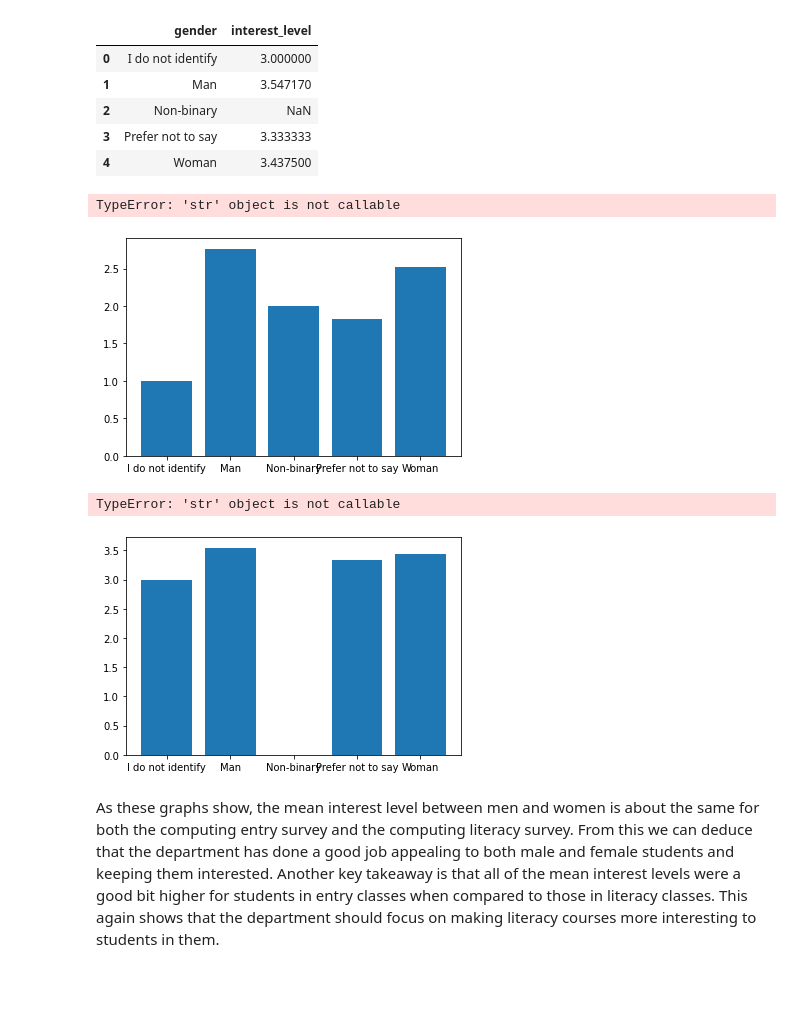
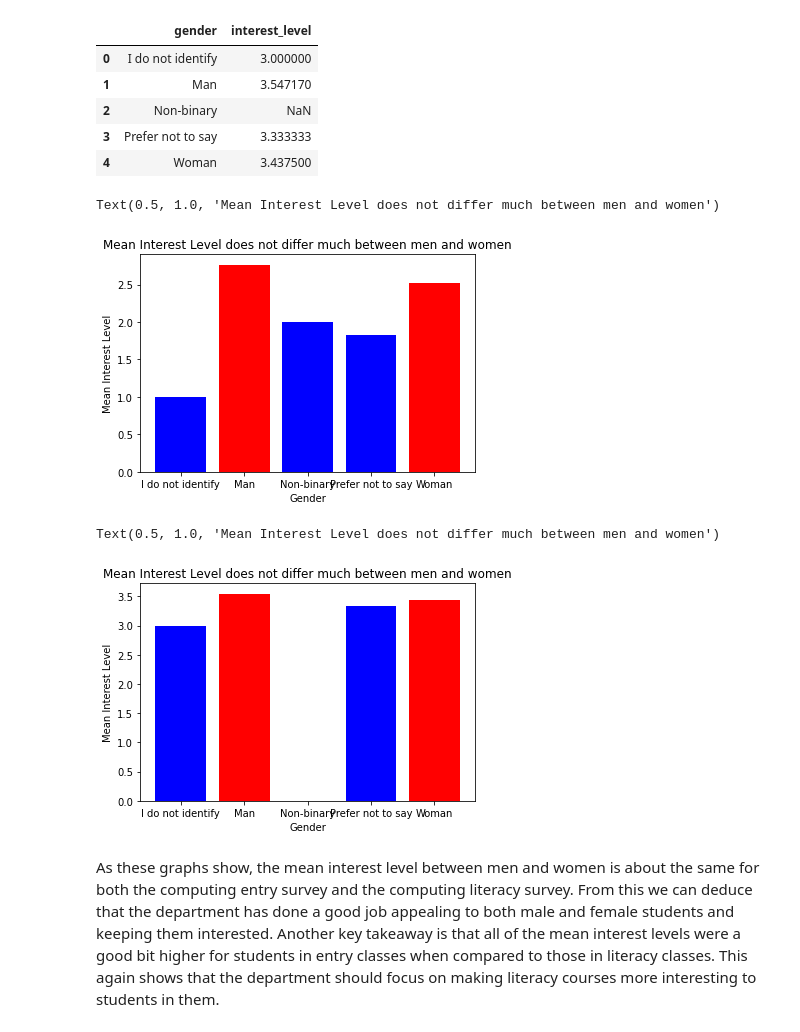
Before and after one commit to jackr276/Project-2---Data-Anaylsis-with-Python, a Jupyter notebook: Project 2 Data Analysis.ipynb, the cells around one changed output. Cells and saved outputs as stored; diff of their text form; code cells hidden in the pictures; blank space fills up the shorter version.

Commit message:
Made changes to graphs

```diff
--- a/Project 2 Data Analysis.ipynb
+++ b/Project 2 Data Analysis.ipynb
@@ -138,19 +138,21 @@ grouped_gender_entry
 | 4 | Woman | 3.437500 |
 # %%
 # Graph interest level against gender
-plt.bar(grouped_gender_lit["gender"], grouped_gender_lit["interest_level"])
+plt.bar(grouped_gender_lit["gender"], grouped_gender_lit["interest_level"], color = ['blue', 'red', 'blue', 'blue', 'red' ])
 plt.xlabel('Gender')
 plt.ylabel('Mean Interest Level')
+plt.title('Mean Interest Level does not differ much between men and women')
 # %% [output]
-TypeError: 'str' object is not callable
+Text(0.5, 1.0, 'Mean Interest Level does not differ much between men and women')
-[figure, old version]
+[figure, new version]
 # %%
 # Graph interest level against gender
-plt.bar(grouped_gender_entry["gender"], grouped_gender_entry["interest_level"])
+plt.bar(grouped_gender_entry["gender"], grouped_gender_entry["interest_level"], color = ['blue', 'red', 'blue', 'blue', 'red' ])
 plt.xlabel('Gender')
 plt.ylabel('Mean Interest Level')
+plt.title('Mean Interest Level does not differ much between men and women')
 # %% [output]
-TypeError: 'str' object is not callable
+Text(0.5, 1.0, 'Mean Interest Level does not differ much between men and women')
-[figure, old version]
+[figure, new version]
 # %% [markdown]
 As these graphs show, the mean interest level between men and women is about the same for both the computing entry survey and the computing literacy survey. From this we can deduce that the department has done a good job appealing to both male and female students and keeping them interested. Another key takeaway is that all of the mean interest levels were a good bit higher for students in entry classes when compared to those in literacy classes. This again shows that the department should focus on making literacy courses more interesting to students in them.
```
Also changed, not shown: parts of 1 cell of this notebook, 1 other file.
